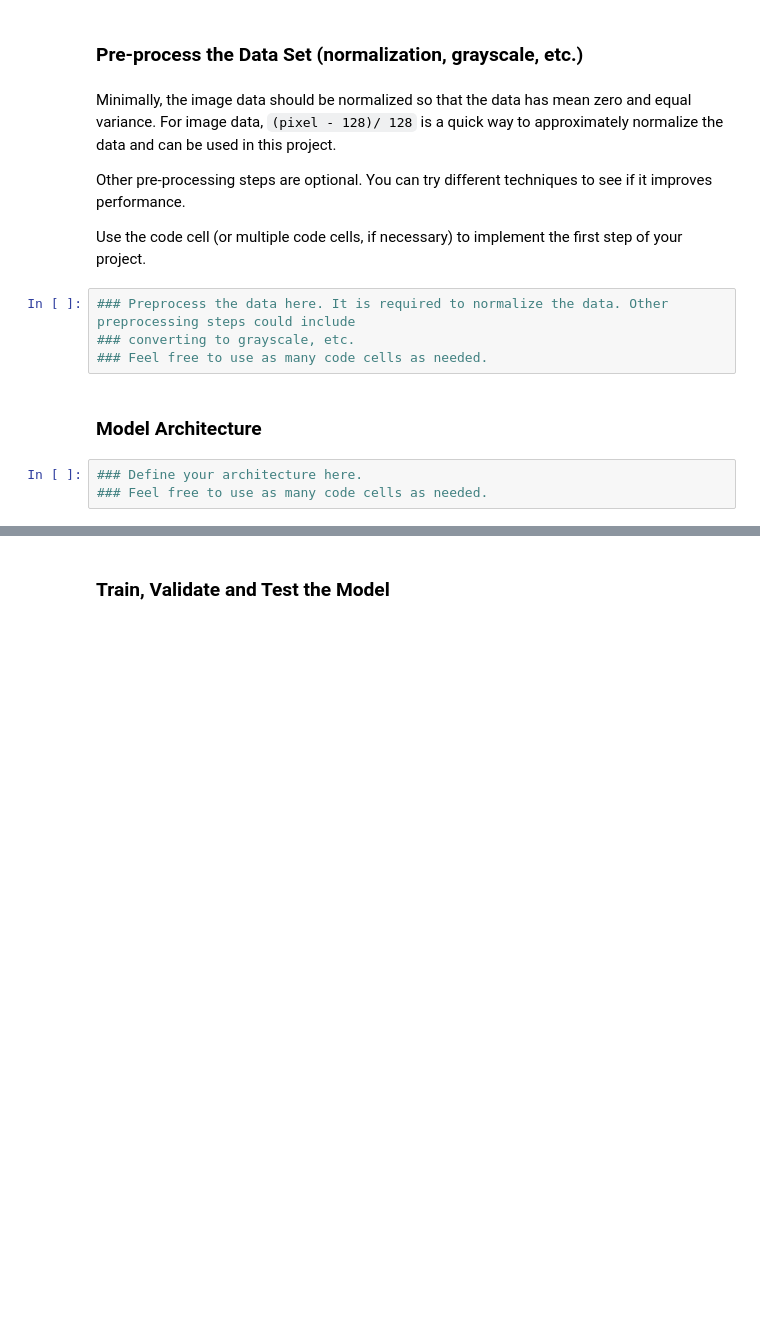
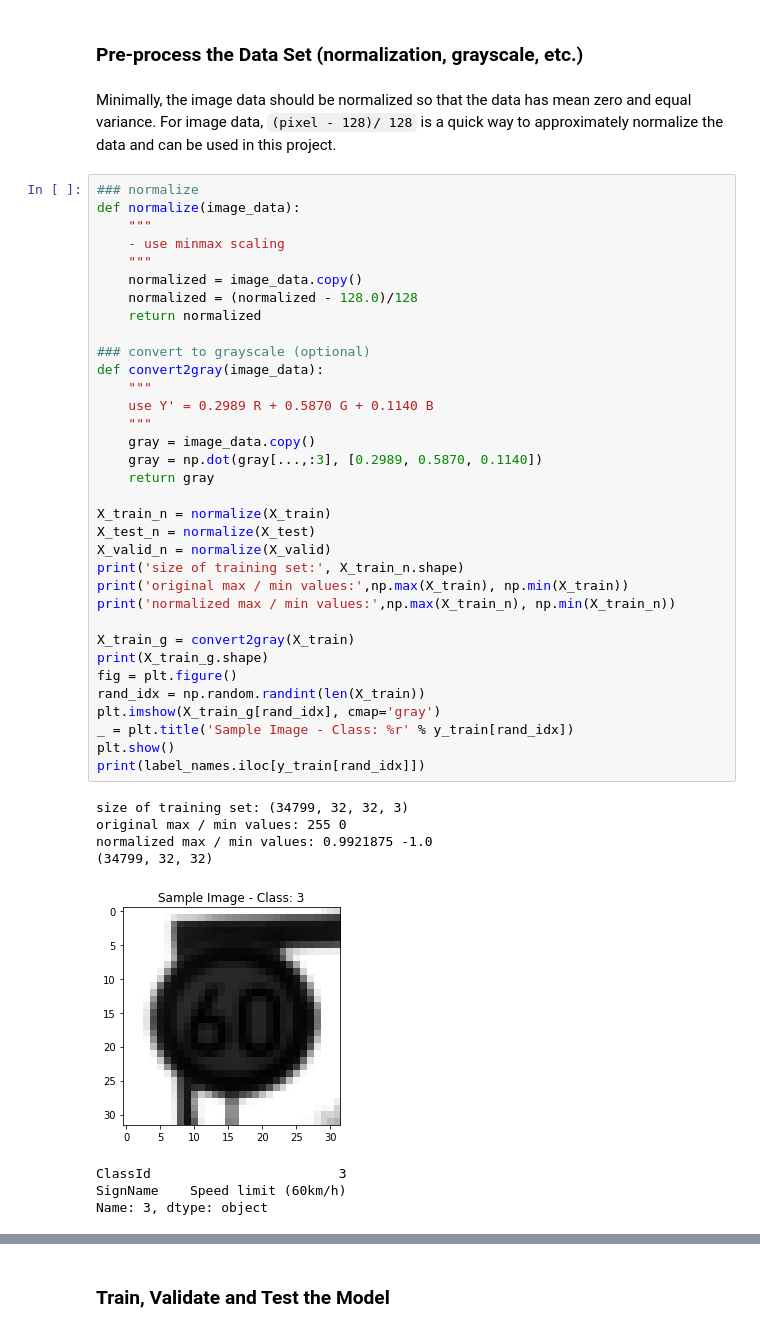
Before and after one commit to stevenjnovotny/Sign-Classifier, a Jupyter notebook: Traffic_Sign_Classifier.ipynb, the cells around one changed output, grey strips where cells are left out. Saved outputs shown, nothing was run; the diff lists cells and outputs as text; blank space fills up the shorter version.

```diff
--- a/Traffic_Sign_Classifier.ipynb
+++ b/Traffic_Sign_Classifier.ipynb
@@ -123,16 +121,46 @@ Here is an example of a [published baseline model on this problem](http://yann.l
 ### Pre-process the Data Set (normalization, grayscale, etc.)
 # %% [markdown]
 Minimally, the image data should be normalized so that the data has mean zero and equal variance. For image data, `(pixel - 128)/ 128` is a quick way to approximately normalize the data and can be used in this project.
-
-Other pre-processing steps are optional. You can try different techniques to see if it improves performance.
-
-Use the code cell (or multiple code cells, if necessary) to implement the first step of your project.
-# %%
-### Preprocess the data here. It is required to normalize the data. Other preprocessing steps could include
-### converting to grayscale, etc.
-### Feel free to use as many code cells as needed.
-# %% [markdown]
-### Model Architecture
-# %%
-### Define your architecture here.
-### Feel free to use as many code cells as needed.
+# %%
+### normalize
+def normalize(image_data):
+    """
+    - use minmax scaling
+    """
+    normalized = image_data.copy()
+    normalized = (normalized - 128.0)/128
+    return normalized
+
+### convert to grayscale (optional)
+def convert2gray(image_data):
+    """
+    use Y' = 0.2989 R + 0.5870 G + 0.1140 B
+    """
+    gray = image_data.copy()
+    gray = np.dot(gray[...,:3], [0.2989, 0.5870, 0.1140])
+    return gray
+
+X_train_n = normalize(X_train)
+X_test_n = normalize(X_test)
+X_valid_n = normalize(X_valid)
+print('size of training set:', X_train_n.shape)
+print('original max / min values:',np.max(X_train), np.min(X_train))
+print('normalized max / min values:',np.max(X_train_n), np.min(X_train_n))
+
+X_train_g = convert2gray(X_train)
+print(X_train_g.shape)
+fig = plt.figure()
+rand_idx = np.random.randint(len(X_train))
+plt.imshow(X_train_g[rand_idx], cmap='gray')
+_ = plt.title('Sample Image - Class: %r' % y_train[rand_idx])
+plt.show()
+print(label_names.iloc[y_train[rand_idx]])
+# %% [output]
+size of training set: (34799, 32, 32, 3)
+original max / min values: 255 0
+normalized max / min values: 0.9921875 -1.0
+(34799, 32, 32)
+[figure, added]
+ClassId                        3
+SignName    Speed limit (60km/h)
+Name: 3, dtype: object
```
Also changed, not shown: parts of 8 cells of this notebook.
